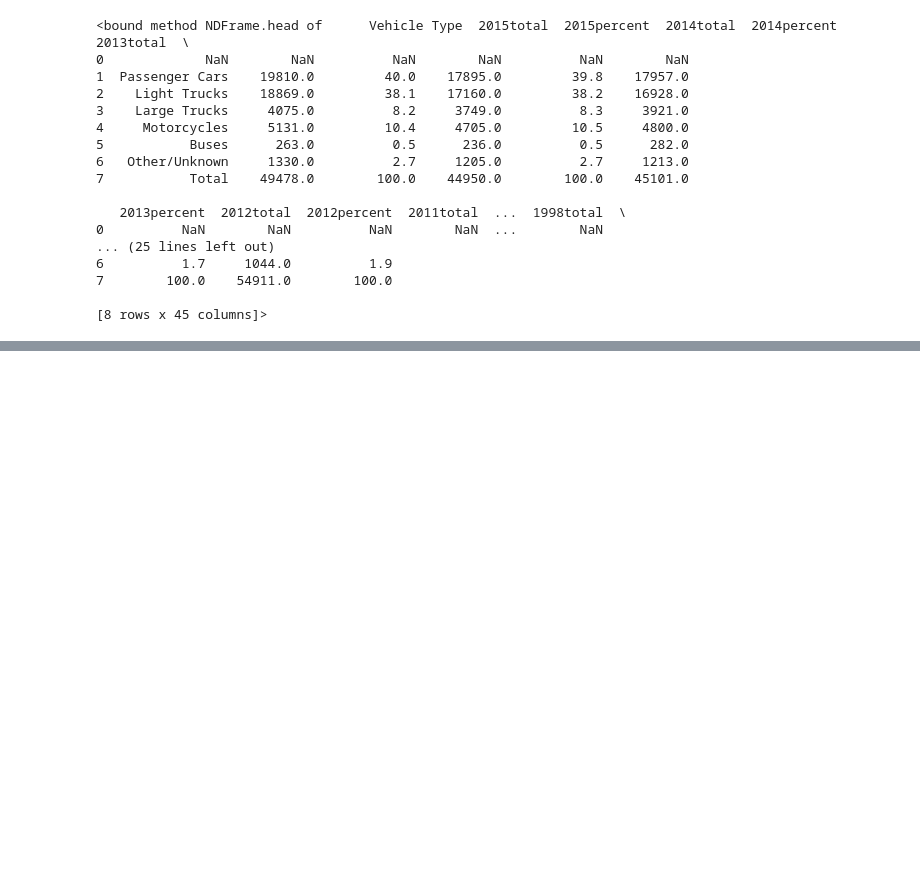
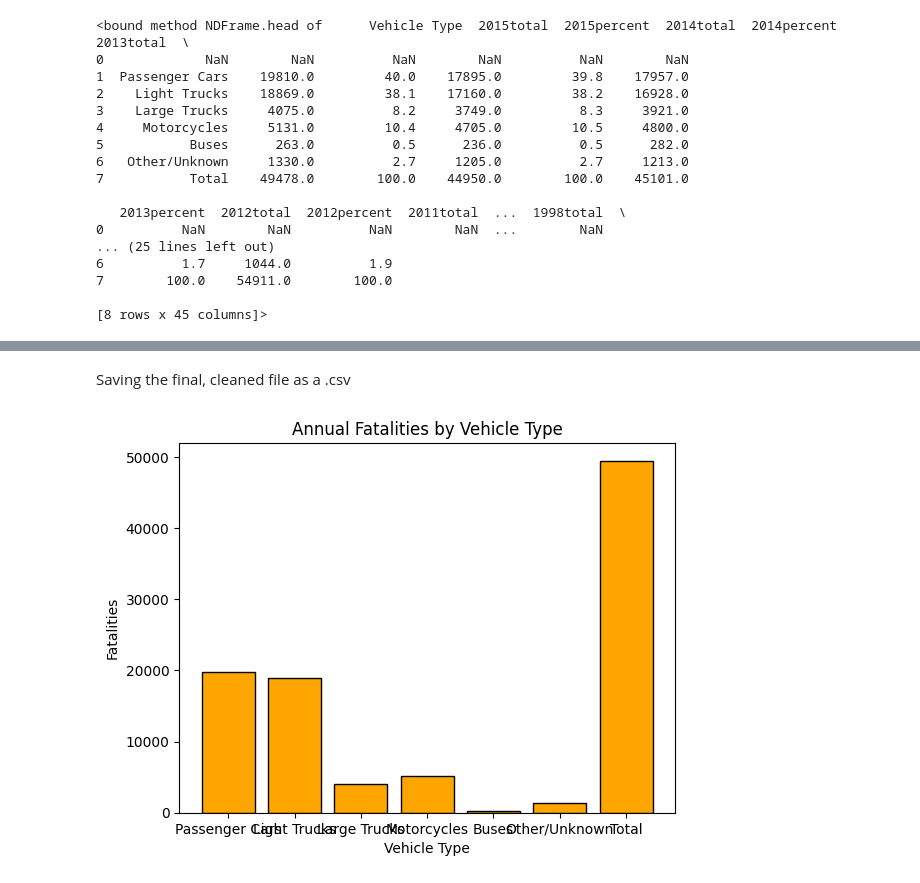
Before and after one commit to andrewauxier/capstone, a Jupyter notebook: notebooks/fatal_crashes_cleaning.ipynb, the cells around one changed output, grey strips where cells are left out. Cells and saved outputs as stored; diff of their text form; code cells hidden in the pictures; blank space fills up the shorter version.

Commit message:
Cleaned the fatalities data set and began plotting.

```diff
--- a/notebooks/fatal_crashes_cleaning.ipynb
+++ b/notebooks/fatal_crashes_cleaning.ipynb
@@ -26,0 +89,3 @@ fatalities.head
+# %%
+fatalities_clean = fatalities.dropna()
+fatalities_clean.isnull().sum()
@@ -26,0 +112,3 @@ fatalities.head
+# %%
+fatalities_total = fatalities_clean.drop(columns = ['2015percent', '2014percent', '2013percent', '2012percent', '2011percent', '2010percent', '2009percent', '2008percent', '2007percent', '2006percent', '2005percent', '2004percent', '2003percent', '2002percent', '2001percent', '2000percent', '1999percent', '1998percent', '1997percent', '1996percent', '1995percent', '1994percent'])
+print(fatalities_total)
@@ -26,0 +144,3 @@ fatalities.head
+# %%
+fatalities_total = fatalities_total.rename(columns ={'2015total': '2015', '2014total': '2014', '2013total': '2013', '2012total': '2012', '2011total': '2011', '2010total': '2010', '2009total': '2009', '2008total': '2008', '2007total': '2007', '2006total': '2006', '2005total': '2005', '2004total': '2004', '2003total': '2003', '2002total': '2002', '2001total': '2001', '2000total': '2000', '1999total': '1999', '1998total': '1998', '1997total': '1997', '1996total': '1996', '1995total': '1995', '1994total': '1994'})
+fatalities_total.columns
@@ -26,0 +172,2 @@ fatalities.head
+# %% [markdown]
+Saving the final, cleaned file as a .csv
@@ -26,0 +176,10 @@ fatalities.head
+# %%
+annual_fatal_car = fatalities_total.groupby('Vehicle Type')['Passenger Cars'].mean().reset_index()
+
+plt.bar(fatalities_total['Vehicle Type'], fatalities_total['2015'], color = 'orange', edgecolor = 'black')
+plt.title('Annual Fatalities by Vehicle Type')
+plt.xlabel('Vehicle Type')
+plt.ylabel('Fatalities')
+plt.show()
+# %% [output]
+[figure, added]
```
Also changed, not shown: parts of 16 cells of this notebook, 3 other files.
